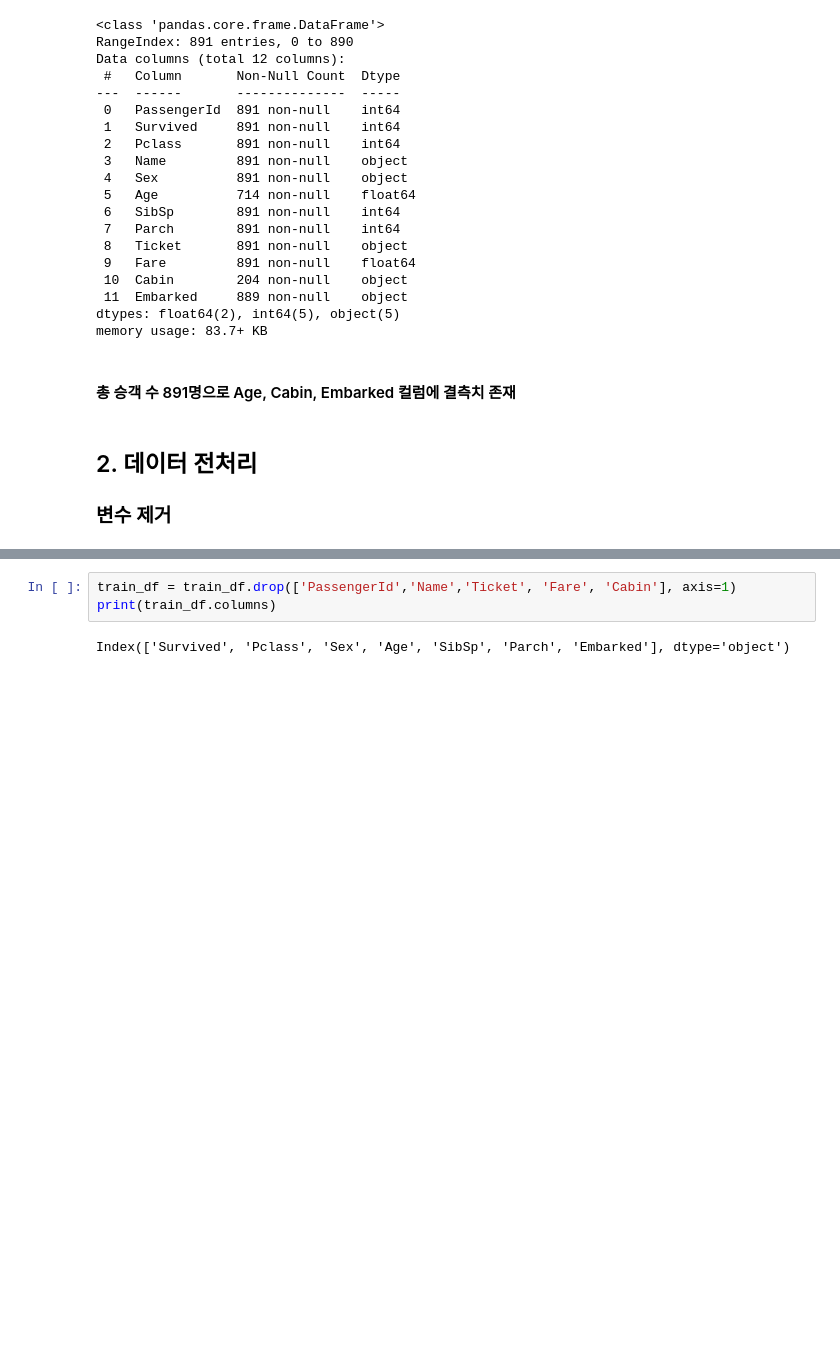
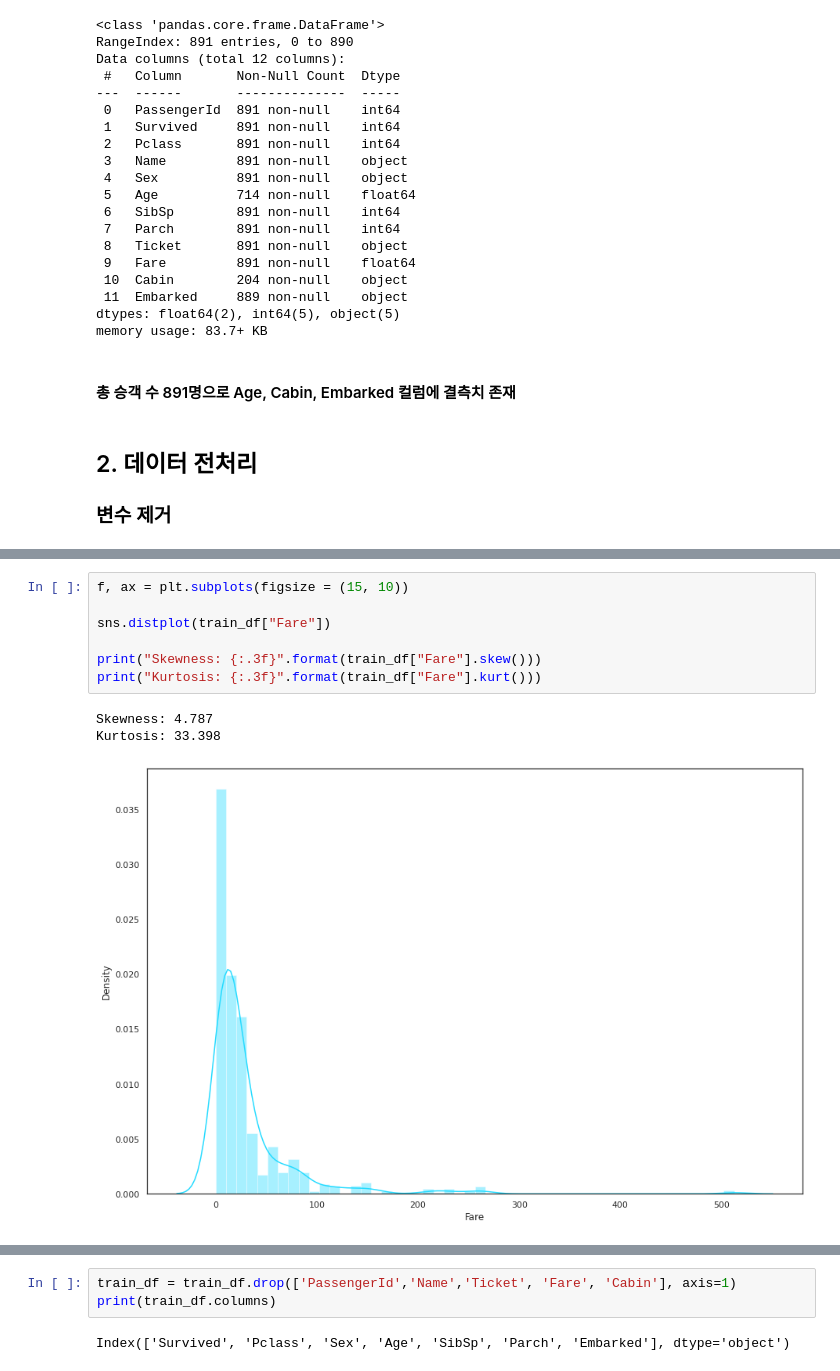
Before and after one commit to nanum9/AIFFEL_online2nd, a Jupyter notebook: Exploration/[E-05]/[E-05]Titanic_survival_rate.ipynb, the cells around one changed output, grey strips where cells are left out. Saved outputs shown, nothing was run; the diff lists cells and outputs as text; blank space fills up the shorter version.

```diff
--- a/Exploration/[E-05]/[E-05]Titanic_survival_rate.ipynb
+++ b/Exploration/[E-05]/[E-05]Titanic_survival_rate.ipynb
@@ -93,0 +104,11 @@ memory usage: 83.7+ KB
+# %%
+f, ax = plt.subplots(figsize = (15, 10))
+
+sns.distplot(train_df["Fare"])
+
+print("Skewness: {:.3f}".format(train_df["Fare"].skew()))
+print("Kurtosis: {:.3f}".format(train_df["Fare"].kurt()))
+# %% [output]
+Skewness: 4.787
+Kurtosis: 33.398
+[figure, added]
```
Also changed, not shown: parts of 29 cells of this notebook.
